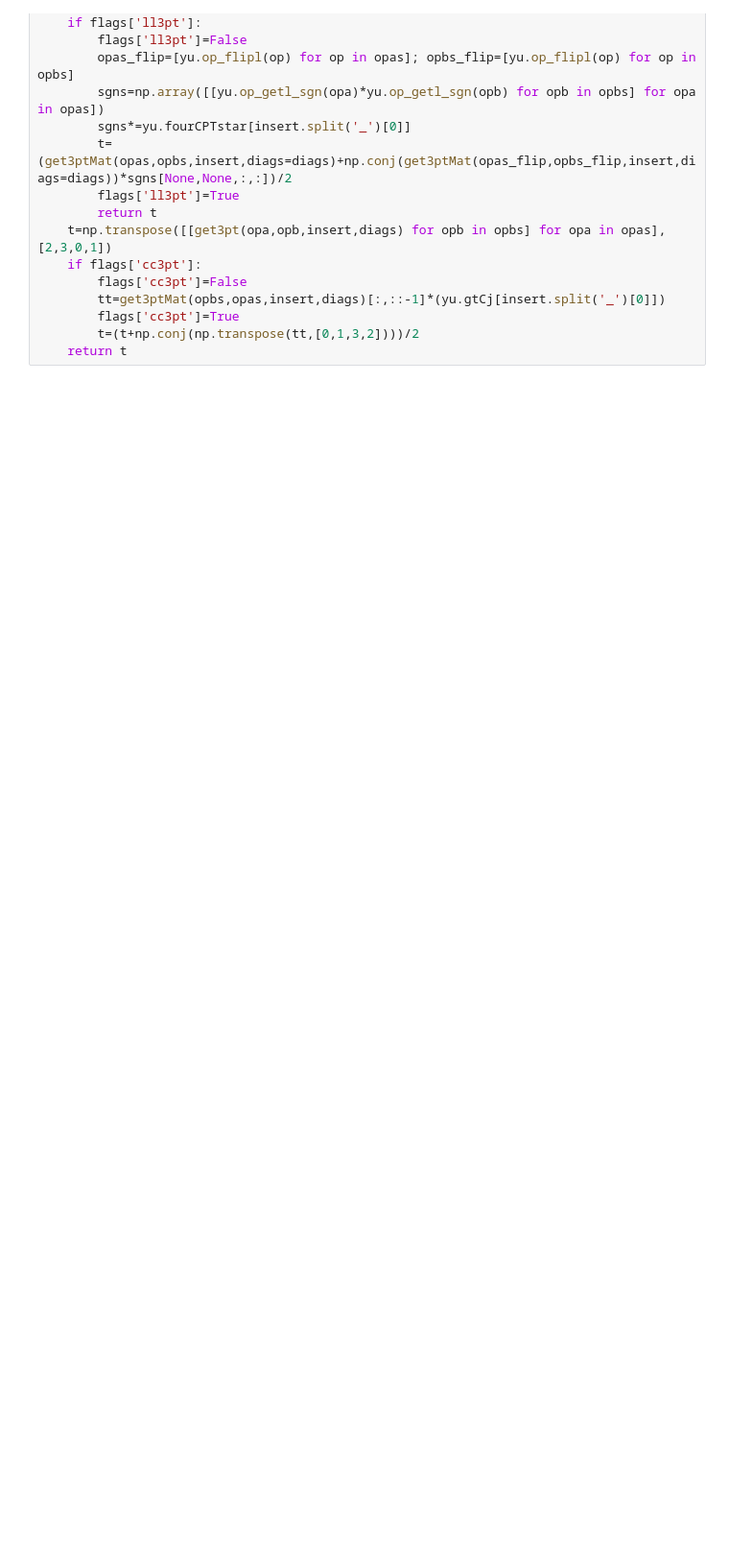
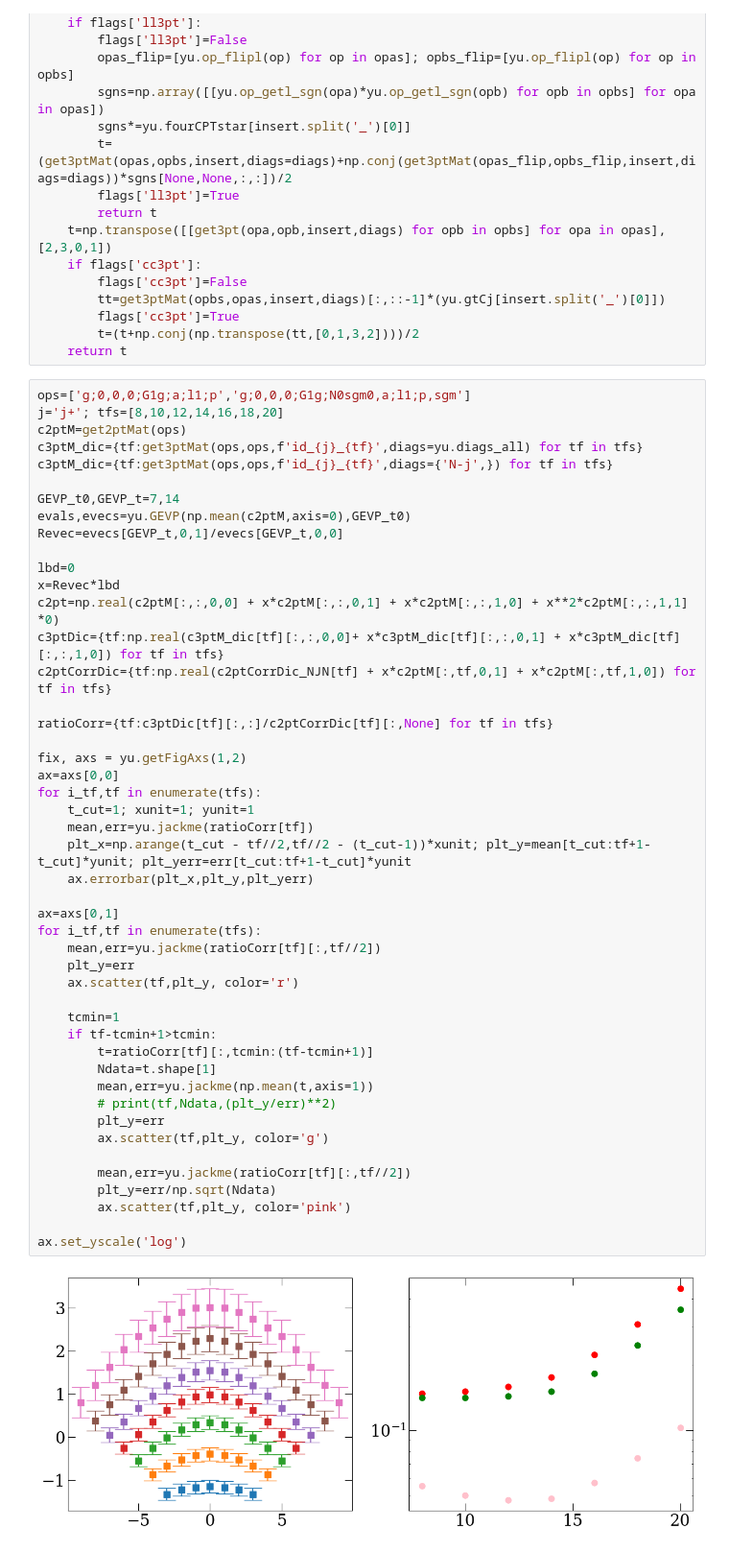
Before and after one commit to lee14916/glwc2, a Jupyter notebook: project2/01_Nsgm/analysis_rainbow.ipynb, the cells around one changed output. Shown at 96% size. Cells and saved outputs as stored; diff of their text form; blank space fills up the shorter version.

```diff
--- a/project2/01_Nsgm/analysis_rainbow.ipynb
+++ b/project2/01_Nsgm/analysis_rainbow.ipynb
@@ -220,6 +220,55 @@ def get3ptMat(opas,opbs,insert,diags=yu.diags_all):
         flags['cc3pt']=True
         t=(t+np.conj(np.transpose(tt,[0,1,3,2])))/2
     return t
+# %%
+ops=['g;0,0,0;G1g;a;l1;p','g;0,0,0;G1g;N0sgm0,a;l1;p,sgm']
+j='j+'; tfs=[8,10,12,14,16,18,20]
+c2ptM=get2ptMat(ops)
+c3ptM_dic={tf:get3ptMat(ops,ops,f'id_{j}_{tf}',diags=yu.diags_all) for tf in tfs}
+c3ptM_dic={tf:get3ptMat(ops,ops,f'id_{j}_{tf}',diags={'N-j',}) for tf in tfs}
+
+GEVP_t0,GEVP_t=7,14
+evals,evecs=yu.GEVP(np.mean(c2ptM,axis=0),GEVP_t0)
+Revec=evecs[GEVP_t,0,1]/evecs[GEVP_t,0,0]
+
+lbd=0
+x=Revec*lbd
+c2pt=np.real(c2ptM[:,:,0,0] + x*c2ptM[:,:,0,1] + x*c2ptM[:,:,1,0] + x**2*c2ptM[:,:,1,1] *0)
+c3ptDic={tf:np.real(c3ptM_dic[tf][:,:,0,0]+ x*c3ptM_dic[tf][:,:,0,1] + x*c3ptM_dic[tf][:,:,1,0]) for tf in tfs}
+c2ptCorrDic={tf:np.real(c2ptCorrDic_NJN[tf] + x*c2ptM[:,tf,0,1] + x*c2ptM[:,tf,1,0]) for tf in tfs}
+
+ratioCorr={tf:c3ptDic[tf][:,:]/c2ptCorrDic[tf][:,None] for tf in tfs}
+
+fix, axs = yu.getFigAxs(1,2)
+ax=axs[0,0]
+for i_tf,tf in enumerate(tfs):
+    t_cut=1; xunit=1; yunit=1
+    mean,err=yu.jackme(ratioCorr[tf])
+    plt_x=np.arange(t_cut - tf//2,tf//2 - (t_cut-1))*xunit; plt_y=mean[t_cut:tf+1-t_cut]*yunit; plt_yerr=err[t_cut:tf+1-t_cut]*yunit
+    ax.errorbar(plt_x,plt_y,plt_yerr)
+
+ax=axs[0,1]
+for i_tf,tf in enumerate(tfs):
+    mean,err=yu.jackme(ratioCorr[tf][:,tf//2])
+    plt_y=err
+    ax.scatter(tf,plt_y, color='r')
+
+    tcmin=1
+    if tf-tcmin+1>tcmin:
+        t=ratioCorr[tf][:,tcmin:(tf-tcmin+1)]
+        Ndata=t.shape[1]
+        mean,err=yu.jackme(np.mean(t,axis=1))
+        # print(tf,Ndata,(plt_y/err)**2)
+        plt_y=err
+        ax.scatter(tf,plt_y, color='g')
+
+        mean,err=yu.jackme(ratioCorr[tf][:,tf//2])
+        plt_y=err/np.sqrt(Ndata)
+        ax.scatter(tf,plt_y, color='pink')
+
+ax.set_yscale('log')
+# %% [output]
+[figure, added]
 # %%
 settings={
     'ylim':[0,80],
```
Also changed, not shown: parts of 1 cell of this notebook, 21 other files.
